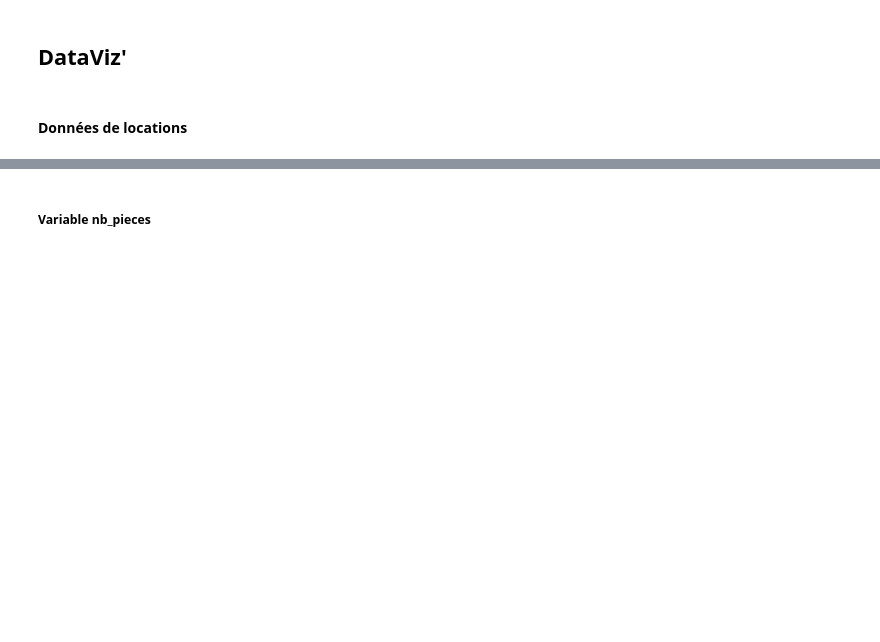
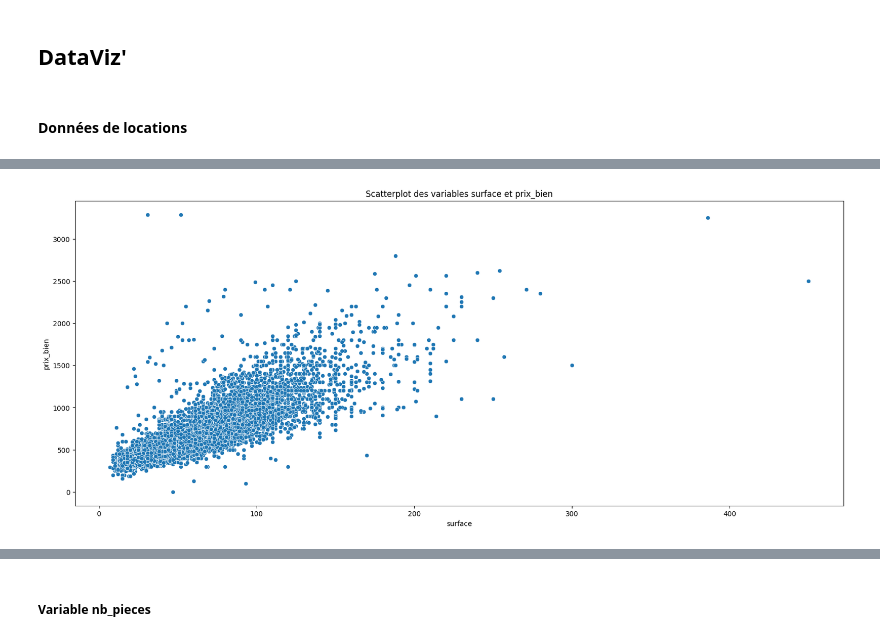
Before and after one commit to Hugues360/Projet_DS2025, a Jupyter notebook: Etape_1_Exploration_DataViz.ipynb, the cells around one changed output, grey strips where cells are left out. Saved outputs shown, nothing was run; the diff lists cells and outputs as text; code cells hidden in the pictures; blank space fills up the shorter version.

```diff
--- a/Etape_1_Exploration_DataViz.ipynb
+++ b/Etape_1_Exploration_DataViz.ipynb
@@ -295,0 +310,7 @@ Après une prise de connaissance des contenus des fichiers csv, de la liste des
+# %%
+fig, ax = plt.subplots(figsize = (20,8))
+sns.scatterplot(data=df_locations, x='surface', y='prix_bien')
+plt.title('Scatterplot des variables surface et prix_bien')
+plt.show()
+# %% [output]
+[figure, added]
```
Also changed, not shown: parts of 33 cells of this notebook.
